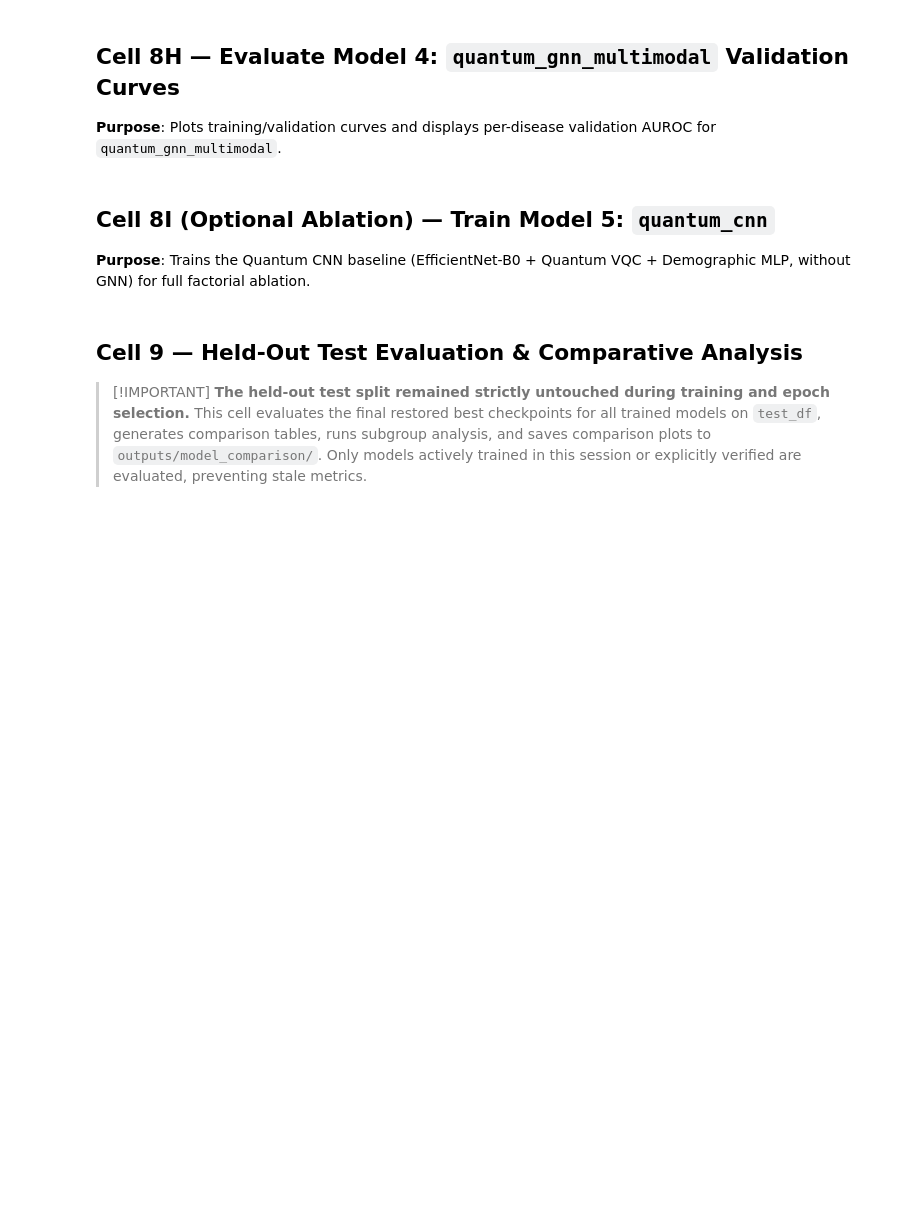
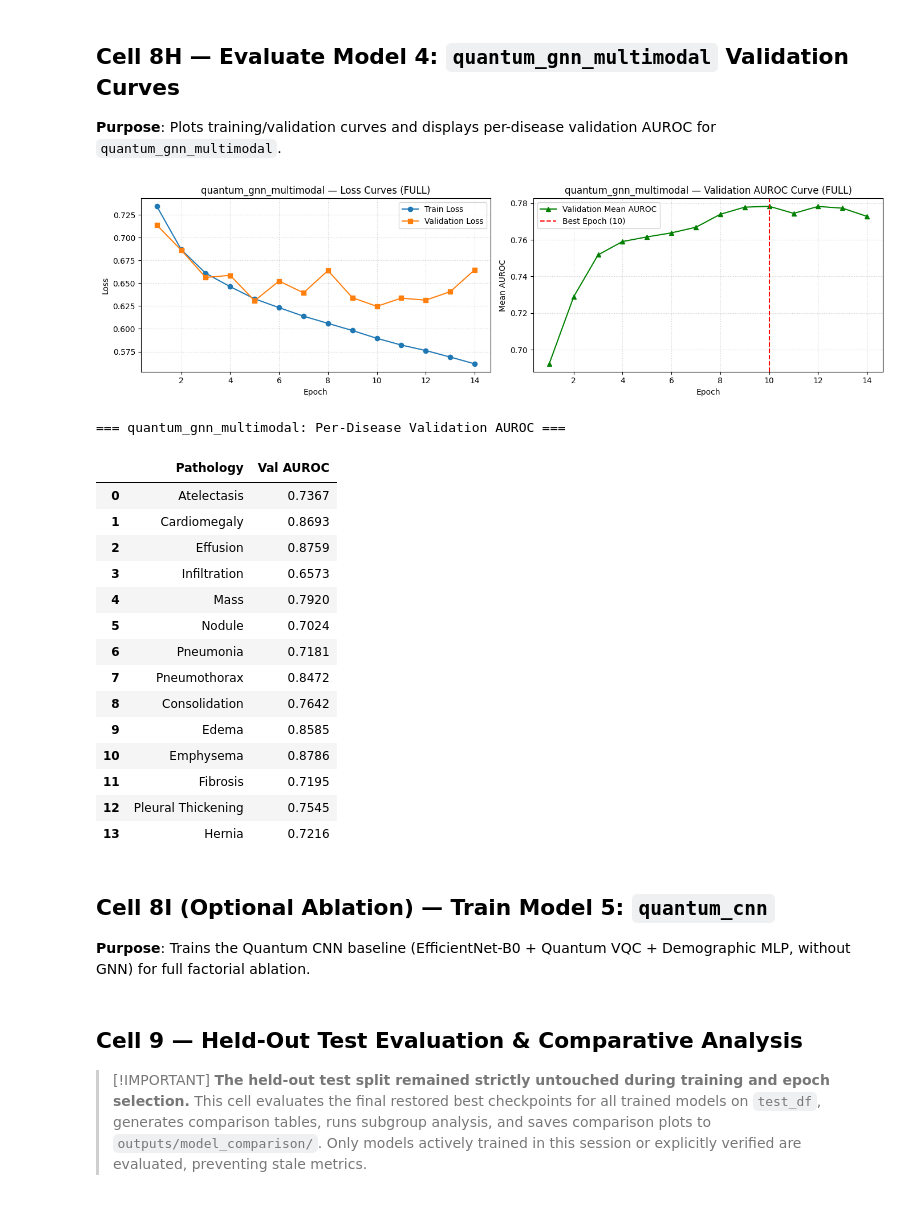
Before and after one commit to pchandraswaroop/UROP, a Jupyter notebook: notebooks/02_model_training.ipynb, the cells around one changed output. Saved outputs shown, nothing was run; the diff lists cells and outputs as text; code cells hidden in the pictures; blank space fills up the shorter version.

```diff
--- a/notebooks/02_model_training.ipynb
+++ b/notebooks/02_model_training.ipynb
@@ -970,33 +1373,57 @@ if exp_qgnn is not None and getattr(exp_qgnn, "train_history", None):
     ax1.legend()
     ax1.grid(True, linestyle=":", alpha=0.6)
 
     # AUC curves
     ax2.plot(epochs, val_aucs, label="Validation Mean AUROC", color="green", marker="^", markersize=6)
     best_ep = getattr(exp_qgnn, "best_epoch", 0) + 1
     ax2.axvline(best_ep, color="red", linestyle="--", label=f"Best Epoch ({best_ep})")
     ax2.set_xlabel("Epoch")
     ax2.set_ylabel("Mean AUROC")
     ax2.set_title(f"quantum_gnn_multimodal — Validation AUROC Curve ({RUN_MODE.upper()})")
     ax2.legend()
     ax2.grid(True, linestyle=":", alpha=0.6)
 
     plt.tight_layout()
     display(fig)
     plt.close(fig)
 
     # Per-disease validation AUROC table (supports both 'Pathology/auc' and legacy 'auc_Pathology')
     val_per_disease = {}
     for k, v in val_m_qgnn.items():
         if k.endswith("/auc"):
             val_per_disease[k.replace("/auc", "")] = round(float(v), 4)
         elif k.startswith("auc_") and k != "auc_mean":
             val_per_disease[k.replace("auc_", "")] = round(float(v), 4)
 
     df_val = pd.DataFrame(list(val_per_disease.items()), columns=["Pathology", "Val AUROC"])
     print(f"\n=== quantum_gnn_multimodal: Per-Disease Validation AUROC ===")
+    # Add this single line right before display(df_val):
+    df_val["Pathology"] = [
+    "Atelectasis", "Cardiomegaly", "Effusion", "Infiltration", "Mass", "Nodule",
+    "Pneumonia", "Pneumothorax", "Consolidation", "Edema", "Emphysema", "Fibrosis",
+    "Pleural Thickening", "Hernia"
+    ]
     display(df_val)
 else:
     print(f"ℹ [SKIPPED] quantum_gnn_multimodal evaluation: Model was not trained in this session.")
+# %% [output]
+[figure, added]
+=== quantum_gnn_multimodal: Per-Disease Validation AUROC ===
+|  | Pathology | Val AUROC |
+| 0 | Atelectasis | 0.7367 |
+| 1 | Cardiomegaly | 0.8693 |
+| 2 | Effusion | 0.8759 |
+| 3 | Infiltration | 0.6573 |
+| 4 | Mass | 0.7920 |
+| 5 | Nodule | 0.7024 |
+| 6 | Pneumonia | 0.7181 |
+| 7 | Pneumothorax | 0.8472 |
+| 8 | Consolidation | 0.7642 |
+| 9 | Edema | 0.8585 |
+| 10 | Emphysema | 0.8786 |
+| 11 | Fibrosis | 0.7195 |
+| 12 | Pleural Thickening | 0.7545 |
+| 13 | Hernia | 0.7216 |
 # %% [markdown]
 ## Cell 8I (Optional Ablation) — Train Model 5: `quantum_cnn`
 **Purpose**: Trains the Quantum CNN baseline (EfficientNet-B0 + Quantum VQC + Demographic MLP, without GNN) for full factorial ablation.
```
Also changed, not shown: parts of 24 cells of this notebook.
